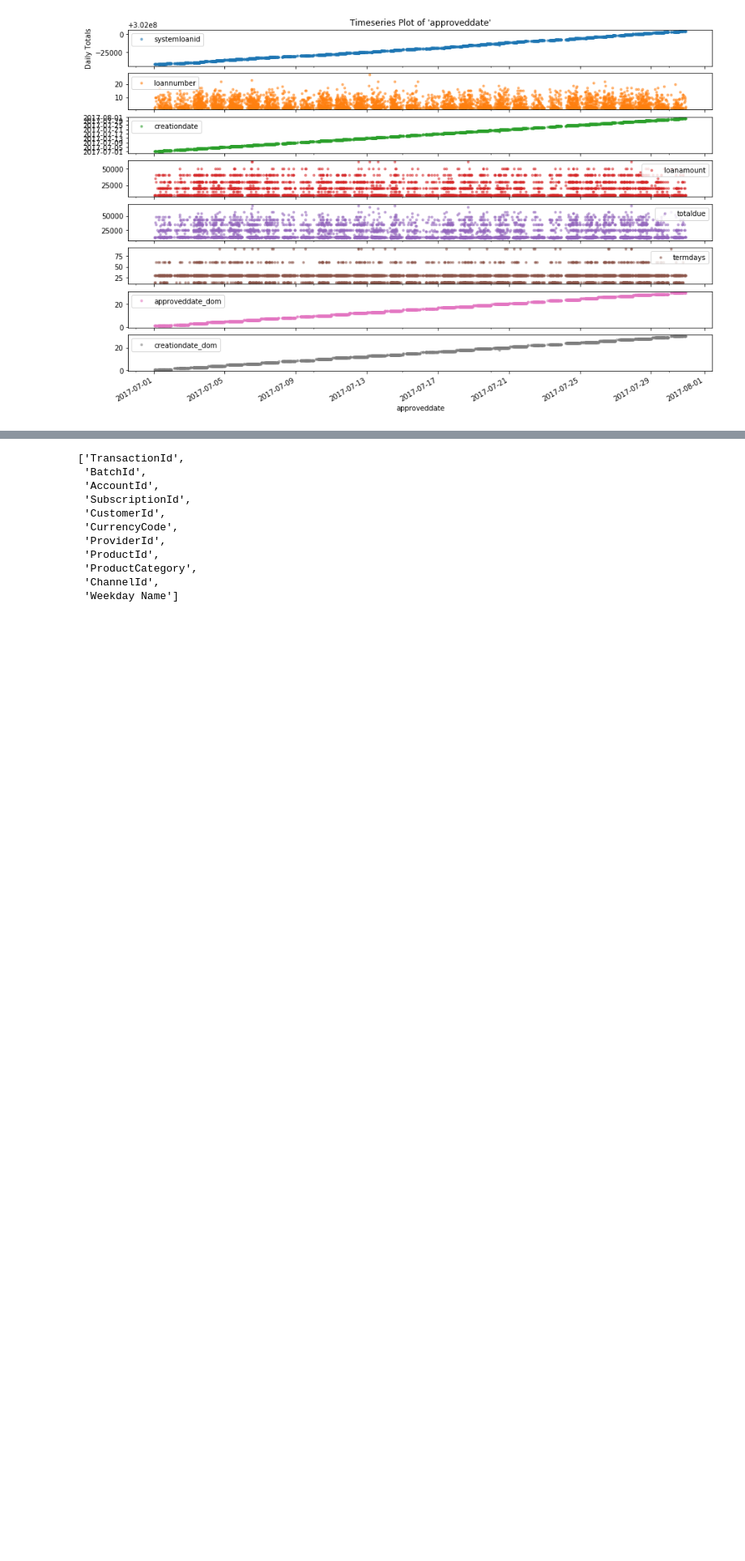
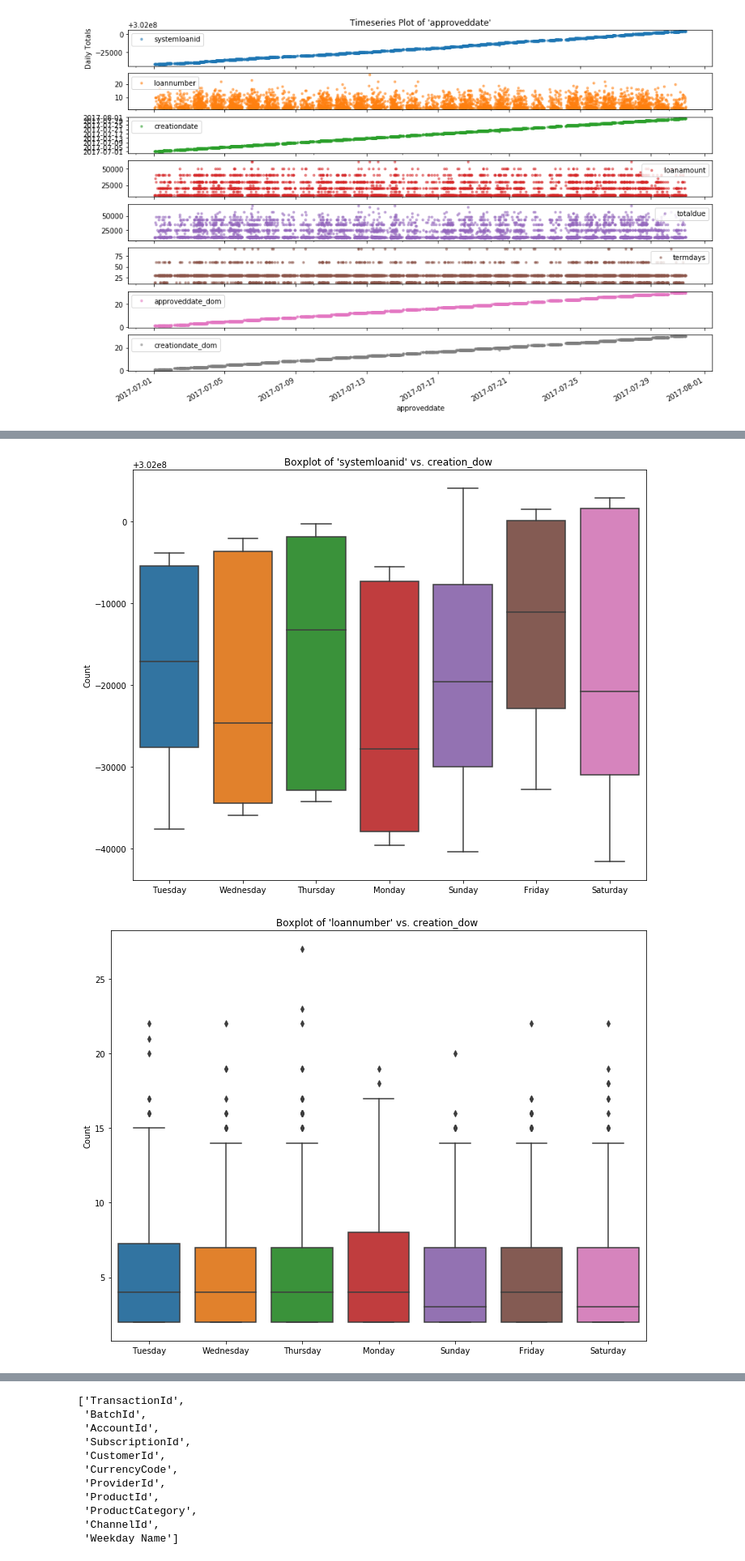
Before and after one commit to risenW/datasist, a Jupyter notebook: visualz/visualz/xente challenge.ipynb, the cells around one changed output, grey strips where cells are left out. Shown at 81% size. Cells and saved outputs as stored; diff of their text form; code cells hidden in the pictures; blank space fills up the shorter version.

```diff
--- a/visualz/visualz/xente challenge.ipynb
+++ b/visualz/visualz/xente challenge.ipynb
@@ -48,0 +68,13 @@ for name, ax in zip(dt.get_num_feats(train_data), axes):
+# %%
+# fig, axes = plt.subplots(len(feats), 1, figsize=(15, 15), sharex=True)
+for name in feats:
+    fig = plt.figure(figsize=(10,8)) # define plot area
+    ax = fig.gca() # define axis
+    sns.boxplot(data=df, x='creationdate_dow', y=name, ax=ax)
+    ax.set_ylabel('Count')
+    ax.set_title("Boxplot of '{}' vs. {} ".format(name, 'creation_dow'))
+    plt.tight_layout()
+    ax.set_xlabel('')
+# %% [output]
+[figure, added]
+[figure, added]
```
Also changed, not shown: parts of 5 cells of this notebook, 1 other file.
